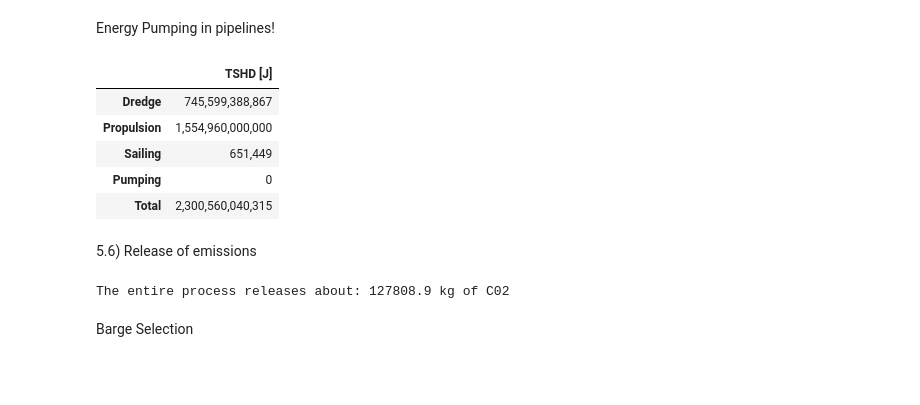
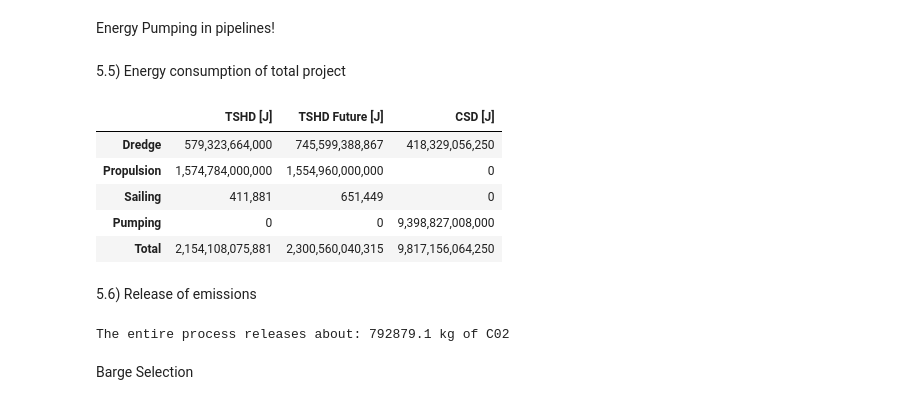
Before and after one commit to denisepierce01/Dredging, a Jupyter notebook: Dredging_FULL.ipynb, the cells around one changed output. Drawn from its saved outputs; the diff is of its cells as text; code cells hidden in the pictures; blank space fills up the shorter version.

```diff
--- a/Dredging_FULL.ipynb
+++ b/Dredging_FULL.ipynb
@@ -473 +400,3 @@ P_pipeline = 2610785.28 #kWh
 E_pipeline = P_pipeline * 3600000 #J
+# %% [markdown]
+5.5) Energy consumption of total project
@@ -474,35 +407,33 @@ E_pipeline = P_pipeline * 3600000 #J
 # %%
 # create a summary table of energy by type for TSHD and CSD and show column totals
 energy = {
-    # 'TSHD [J]': [E_dredge_TSHD, E_dredge_propulsion_TSHD, E_sailing_total_TSHD, 0],
-    'TSHD [J]' : [E_dredge_TSHD_future, E_dredge_prop_TSHD_future, E_sailing_TSHD_future, 0],
+    'TSHD [J]': [E_dredge_TSHD, E_dredge_propulsion_TSHD, E_sailing_total_TSHD, 0],
+    'TSHD Future [J]' : [E_dredge_TSHD_future, E_dredge_prop_TSHD_future, E_sailing_TSHD_future, 0],
     # 'WID [J]': [500,200,50,0],
-    # 'CSD  [J]': [E_dredge_CSD,    0, 0, E_pipeline],
+    'CSD  [J]': [E_dredge_CSD,    0, 0, E_pipeline],
     # 'Clamshell [J]': [0,0,0,0]
 }
 rows = ['Dredge', 'Propulsion', 'Sailing', 'Pumping']
 
 df_energy = pd.DataFrame(energy, index=rows)
 df_energy.loc['Total'] = df_energy.sum()
 
 # Display nicely formatted
 display(df_energy.style.format('{:,.0f}'))
 # %% [output]
-|  | TSHD [J] |
-| Dredge | 745,599,388,867 |
-| Propulsion | 1,554,960,000,000 |
-| Sailing | 651,449 |
-| Pumping | 0 |
-| Total | 2,300,560,040,315 |
+|  | TSHD [J] | TSHD Future [J] | CSD [J] |
+| Dredge | 579,323,664,000 | 745,599,388,867 | 418,329,056,250 |
+| Propulsion | 1,574,784,000,000 | 1,554,960,000,000 | 0 |
+| Sailing | 411,881 | 651,449 | 0 |
+| Pumping | 0 | 0 | 9,398,827,008,000 |
+| Total | 2,154,108,075,881 | 2,300,560,040,315 | 9,817,156,064,250 |
 # %% [markdown]
 5.6) Release of emissions
 # %%
 E_total_kWh2 = df_energy.loc['Total'].sum() / 3.6e6 #+ E_pipeline
-# Emission_pipeline =  E_pipeline *0.2
 Emission = E_total_kWh2*0.2
 print('The entire process releases about:', round(Emission,1), 'kg of C02')
-# print('The pipeline pumping releases about:', round(Emission_pipeline,1), 'kg of C02')
 # %% [output]
-The entire process releases about: 127808.9 kg of C02
+The entire process releases about: 792879.1 kg of C02
 # %% [markdown]
 Barge Selection
```
Also changed, not shown: parts of 33 cells of this notebook, 1 other file.
